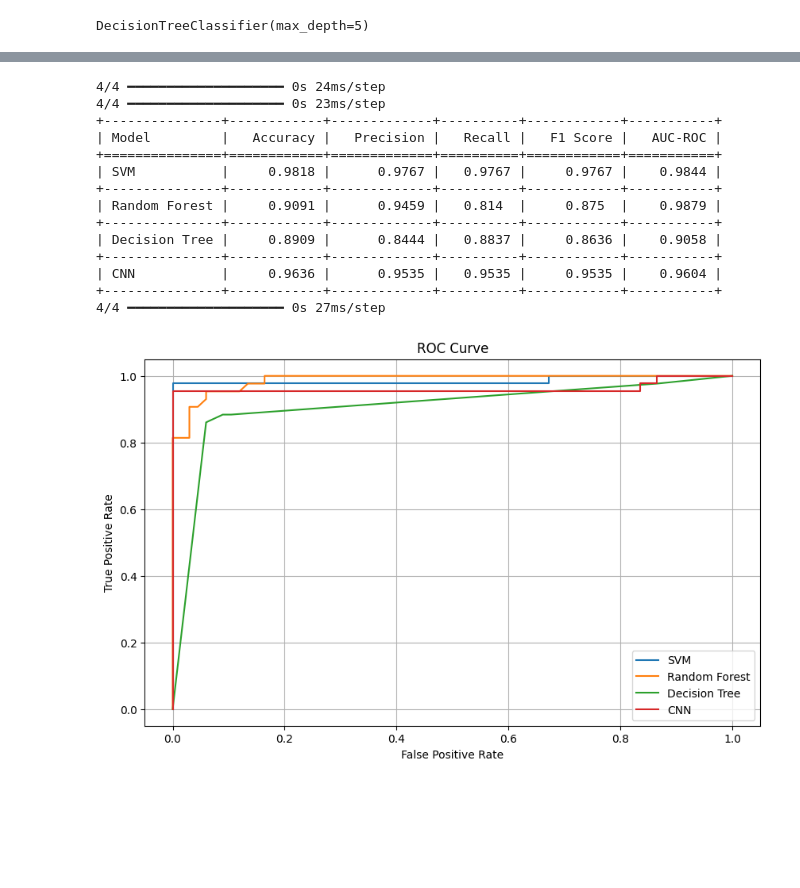
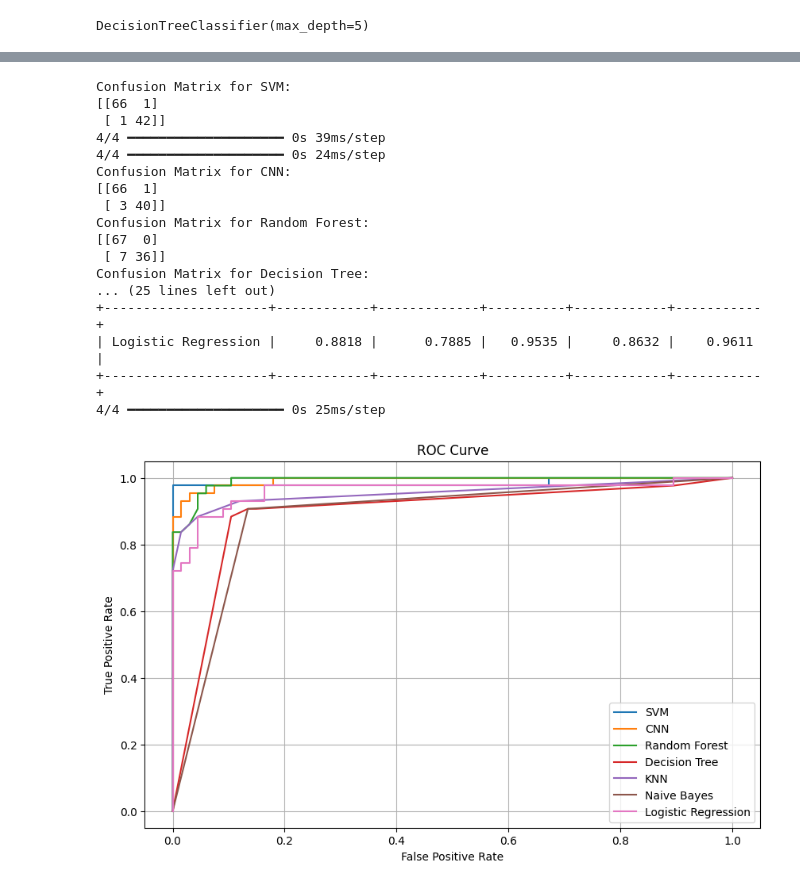
Before and after one commit to ThomasCanning/ExperimentingWithBinaryClassificationTechniques, a Jupyter notebook: coursework.ipynb, the cells around one changed output, grey strips where cells are left out. Saved outputs shown, nothing was run; the diff lists cells and outputs as text; code cells hidden in the pictures; blank space fills up the shorter version.

Commit message:
7 models implemented

```diff
--- a/coursework.ipynb
+++ b/coursework.ipynb
@@ -123,3 +139,6 @@ dt_model = DecisionTreeClassifier(max_depth=5)
 dt_model.fit(X_train, y_train)
 # %% [output]
 DecisionTreeClassifier(max_depth=5)
+# %%
+knn_model = KNeighborsClassifier()
+knn_model.fit(X_train, y_train)
@@ -125,0 +147,3 @@ DecisionTreeClassifier(max_depth=5)
+# %%
+nb_model = GaussianNB()
+nb_model.fit(X_train, y_train)
@@ -125,0 +152,3 @@ DecisionTreeClassifier(max_depth=5)
+# %%
+lr_model = LogisticRegression()
+lr_model.fit(X_train, y_train)
@@ -177,22 +237,25 @@ Epoch 10/10
 # %%
-models = [("SVM", svm_model), ("Random Forest", rf_model), ("Decision Tree", dt_model), ("CNN", cnn_model)]
-evaluate_models(models, X_test, y_test)
+models = [("SVM", svm_model), ("CNN", cnn_model), ("Random Forest", rf_model), ("Decision Tree", dt_model), ("KNN", knn_model), ("Naive Bayes", nb_model), ("Logistic Regression", lr_model)]
+evaluate_models(models, X_test, y_test, print_confusion_matrix=True, print_roc_curve=True)
 # %% [output]
+Confusion Matrix for SVM:
+[[66  1]
+ [ 1 42]]
+4/4 ━━━━━━━━━━━━━━━━━━━━ 0s 39ms/step
 4/4 ━━━━━━━━━━━━━━━━━━━━ 0s 24ms/step
-4/4 ━━━━━━━━━━━━━━━━━━━━ 0s 23ms/step
-+---------------+------------+-------------+----------+------------+-----------+
-| Model         |   Accuracy |   Precision |   Recall |   F1 Score |   AUC-ROC |
-+===============+============+=============+==========+============+===========+
-| SVM           |     0.9818 |      0.9767 |   0.9767 |     0.9767 |    0.9844 |
-+---------------+------------+-------------+----------+------------+-----------+
-| Random Forest |     0.9091 |      0.9459 |   0.814  |     0.875  |    0.9879 |
-+---------------+------------+-------------+----------+------------+-----------+
-| Decision Tree |     0.8909 |      0.8444 |   0.8837 |     0.8636 |    0.9058 |
-+---------------+------------+-------------+----------+------------+-----------+
-| CNN           |     0.9636 |      0.9535 |   0.9535 |     0.9535 |    0.9604 |
-+---------------+------------+-------------+----------+------------+-----------+
-4/4 ━━━━━━━━━━━━━━━━━━━━ 0s 27ms/step
+Confusion Matrix for CNN:
+[[66  1]
+ [ 3 40]]
+Confusion Matrix for Random Forest:
+[[67  0]
+ [ 7 36]]
+Confusion Matrix for Decision Tree:
+... (25 lines left out)
++---------------------+------------+-------------+----------+------------+-----------+
+| Logistic Regression |     0.8818 |      0.7885 |   0.9535 |     0.8632 |    0.9611 |
++---------------------+------------+-------------+----------+------------+-----------+
+4/4 ━━━━━━━━━━━━━━━━━━━━ 0s 25ms/step
-[figure, old version]
+[figure, new version]
 # %%
 #print("Model Evaluation Results:")
 #print(tabulate(results, headers=["Model", "Accuracy", "Precision", "Recall", "F1-Score", "Classification Report"]))
```
Also changed, not shown: parts of 7 cells of this notebook, 2 other files.
